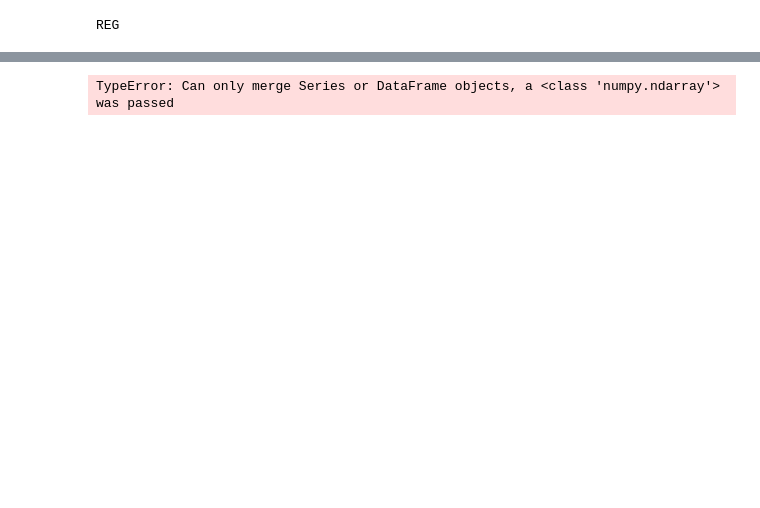
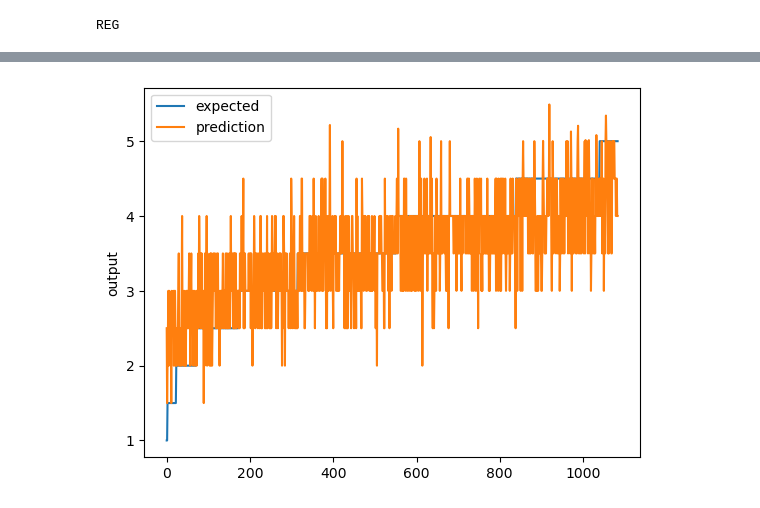
Before and after one commit to kyu2509/CSC180-Project-1, a Jupyter notebook: CSC180 Proj1_Yelp_Regression.ipynb, the cells around one changed output, grey strips where cells are left out. Saved outputs shown, nothing was run; the diff lists cells and outputs as text; code cells hidden in the pictures; blank space fills up the shorter version.

```diff
--- a/CSC180 Proj1_Yelp_Regression.ipynb
+++ b/CSC180 Proj1_Yelp_Regression.ipynb
@@ -189,7 +189,7 @@ x_train, x_test, y_train, y_test = train_test_split(x, y, test_size=0.20, random
 
 #Run the model 5 times to ensure best model is found
 i = 0
-while (i < 1):
+while (i < 5):
     model = Sequential()
     model.add(Dense(100, input_dim=x.shape[1], activation='relu'))
     model.add(Dropout(0.1))
@@ -205,42 +205,25 @@ while (i < 1):
     checkpointer = ModelCheckpoint(filepath="dnn/yelp.keras", verbose=0, save_best_only=True) # save best model
 
     # batch_size: Integer or None. Number of samples per gradient update. If unspecified, batch_size will default to 32.
-    model.fit(x_train, y_train, validation_data=(x_test,y_test), batch_size= 32, callbacks=[monitor,checkpointer], verbose=2, epochs=1000)
+    model.fit(x_train, y_train, validation_data = (x_test, y_test), batch_size= 32, callbacks=[monitor,checkpointer], verbose=2, epochs=1000)
     i = i+1
 
 model.load_weights('dnn/yelp.keras') # load weights from best model
 
 # Predict and measure RMSE
 pred = model.predict(x_test)
+
+# Rounding up preditcted values to .5
+for i in pred:
+    if i[0] < 5:
+        i[0] = round(i[0]*2)/2
+
 print(pred)
-score = np.sqrt(metrics.mean_squared_error(pred,y_test))
+score = np.sqrt(metrics.mean_squared_error(pred, y_test))
 print("Score (RMSE): {}".format(score))
 
-# Merged df to connect business names back to the star ratings
-merged_name_star = pd.merge(business_names, merged_df, on='business_id', how='inner')
-businesses = merged_name_star['name']
-b_id = merged_name_star['business_id']
-
-# Specific data prediction for 10 businesses
-for j in range(10):
-    #j = random.randint(0, (pred.size) - 1)
-    print("{}. {} {}: rating: {}, predicted rating: {}".format(j+1, businesses[j], b_id[j], y[j], pred[j]))
-
-print("{}. {} {}: rating: {}, predicted rating: {}".format(101+1, businesses[101], b_id[101], y[101], pred[101]))
-j=1000
-print("{}. {} {}: rating: {}, predicted rating: {}".format(j+1, businesses[j], b_id[j], y[j], pred[j]))
-
-sb = businesses[businesses['name'] == 'H&M']
-print(sb)
-for i in range(sb.size - 1):
-    businesses_s = pd.merge(sb, businesses, on='name', how='inner')
-    y_s = pd.merge(y, businesses_s, on='business_id', how="inner")
-    b_id_s = businesses['business_id']
-
-    print("{}. {} {}: rating: {}".format(i+1, businesses_s[i], b_id_s[i], y_s[i]))
-
 # Plot the chart
-chart_regression(pred.flatten(),y_test)
+chart_regression(pred.flatten(), y_test)
 # %% [output]
 REG
 Epoch 1/1000
@@ -263 +246 @@ Epoch 6/1000
-TypeError: Can only merge Series or DataFrame objects, a <class 'numpy.ndarray'> was passed
+[figure, added]
```
Also changed, not shown: parts of 3 cells of this notebook.
